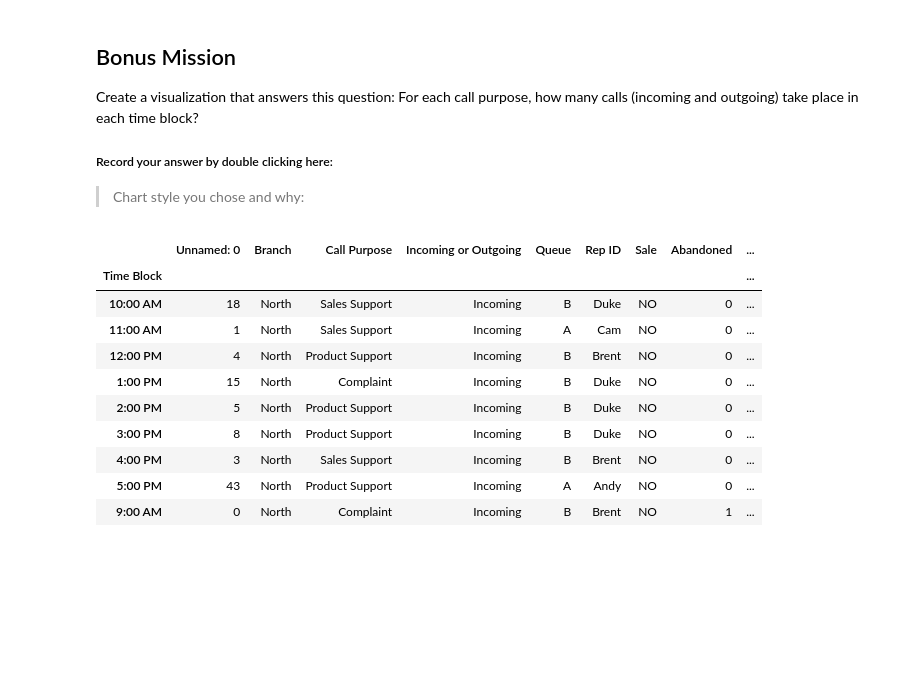
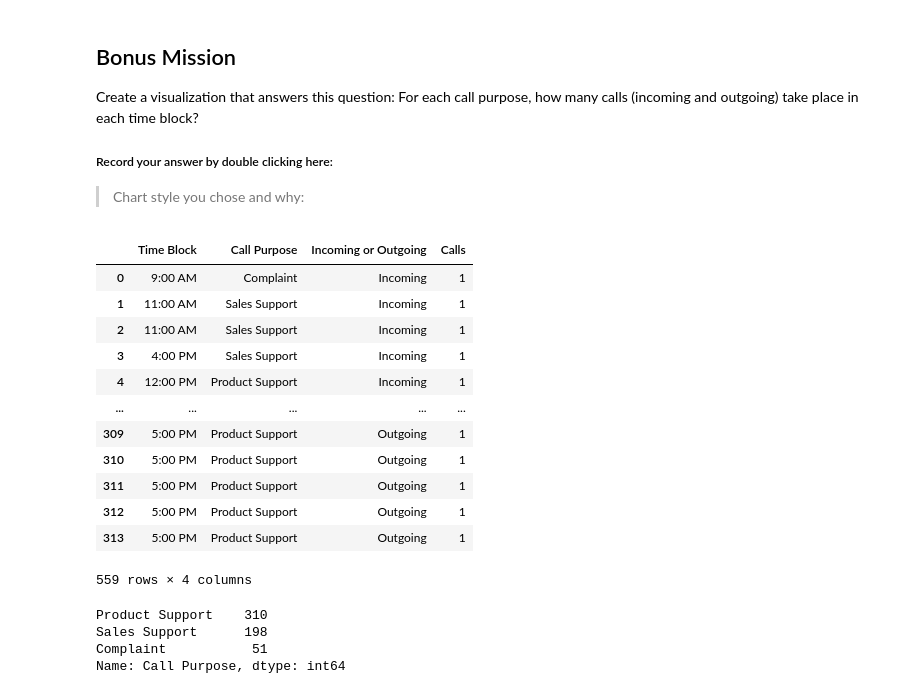
Before and after one commit to johnson1115/call-center-cleanup-assignment, a Jupyter notebook: Call_Center_Cleanup.ipynb, the cells around one changed output. Cells and saved outputs as stored; diff of their text form; code cells hidden in the pictures; blank space fills up the shorter version.

```diff
--- a/Call_Center_Cleanup.ipynb
+++ b/Call_Center_Cleanup.ipynb
@@ -333,5 +333,6 @@ Name: Calls, dtype: int64
 # %%
 # Dropping unnecessary Data
 north_call_df = north_call_df.drop(['Lost Call'], axis=1)
+north_call_df = north_call_df.drop(['Unnamed: 0'], axis=1)
 north_call_df.head()
 # %% [output]
@@ -350,5 +351,6 @@ Name: Sale, dtype: int64
 # %%
 # Dropping unnecessary Data
 south_call_df = south_call_df.drop(['Lost Call'], axis=1)
+south_call_df = south_call_df.drop(['Unnamed: 0'], axis=1)
 south_call_df.head()
 # %% [output]
@@ -761,20 +780,34 @@ Create a visualization that answers this question: For each call purpose, how ma
 # %%
 # Create your Bonus Mission visualization here!
 call_times = df[["Time Block", "Call Purpose", "Incoming or Outgoing", "Calls"]]
+call_purposes = df["Call Purpose"].value_counts()
+calls
 
+
+
+display(call_times)
+display(call_purposes)
 # Use groupby to plot based on time blocks:
-df_groupby_time = df.groupby('Time Block')
-df_groupby_time.first()
-# Use groupby and get_group to select which call purpose to plot:
+# time_grp = df.groupby('Time Block')
+# display(call_times)
+# time_grp.first()
+# # Use groupby and get_group to select which call purpose to plot:
+#time_get_group = df.groupy('Time Block').get_group()
 # %% [output]
-|  | Unnamed: 0 | Branch | Call Purpose | Incoming or Outgoing | Queue | Rep ID | Sale | Abandoned | ... |
-| Time Block |  |  |  |  |  |  |  |  | ... |
-| 10:00 AM | 18 | North | Sales Support | Incoming | B | Duke | NO | 0 | ... |
-| 11:00 AM | 1 | North | Sales Support | Incoming | A | Cam | NO | 0 | ... |
-| 12:00 PM | 4 | North | Product Support | Incoming | B | Brent | NO | 0 | ... |
-| 1:00 PM | 15 | North | Complaint | Incoming | B | Duke | NO | 0 | ... |
-| 2:00 PM | 5 | North | Product Support | Incoming | B | Duke | NO | 0 | ... |
-| 3:00 PM | 8 | North | Product Support | Incoming | B | Duke | NO | 0 | ... |
-| 4:00 PM | 3 | North | Sales Support | Incoming | B | Brent | NO | 0 | ... |
-| 5:00 PM | 43 | North | Product Support | Incoming | A | Andy | NO | 0 | ... |
-| 9:00 AM | 0 | North | Complaint | Incoming | B | Brent | NO | 1 | ... |
+|  | Time Block | Call Purpose | Incoming or Outgoing | Calls |
+| 0 | 9:00 AM | Complaint | Incoming | 1 |
+| 1 | 11:00 AM | Sales Support | Incoming | 1 |
+| 2 | 11:00 AM | Sales Support | Incoming | 1 |
+| 3 | 4:00 PM | Sales Support | Incoming | 1 |
+| 4 | 12:00 PM | Product Support | Incoming | 1 |
+| ... | ... | ... | ... | ... |
+| 309 | 5:00 PM | Product Support | Outgoing | 1 |
+| 310 | 5:00 PM | Product Support | Outgoing | 1 |
+| 311 | 5:00 PM | Product Support | Outgoing | 1 |
+| 312 | 5:00 PM | Product Support | Outgoing | 1 |
+| 313 | 5:00 PM | Product Support | Outgoing | 1 |
+559 rows × 4 columns
+Product Support    310
+Sales Support      198
+Complaint           51
+Name: Call Purpose, dtype: int64
```
Also changed, not shown: parts of 15 cells of this notebook.
